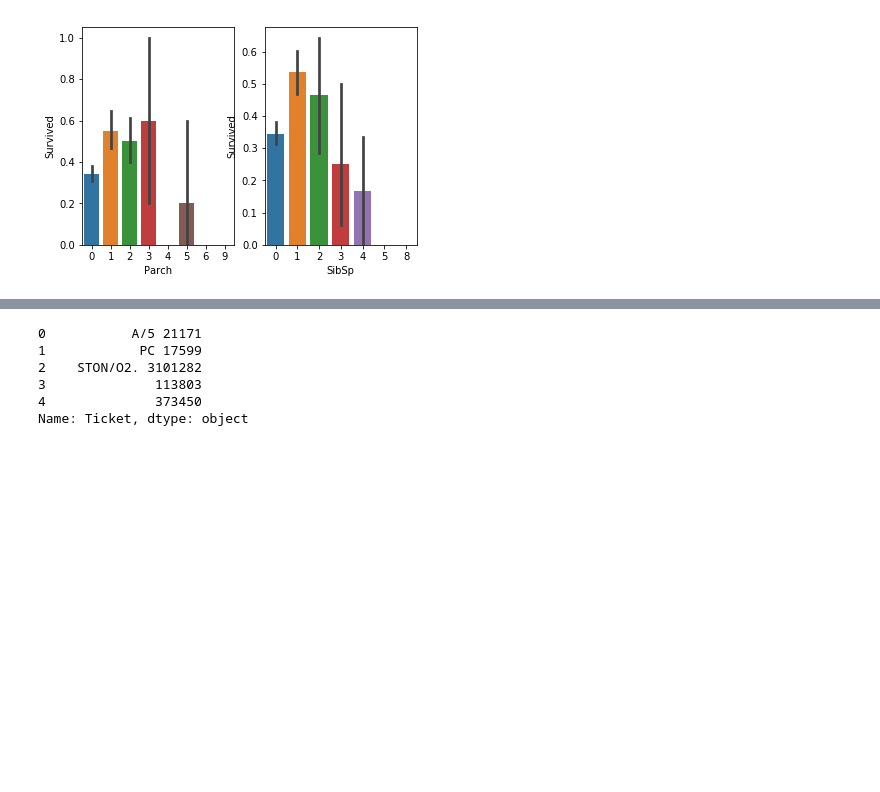
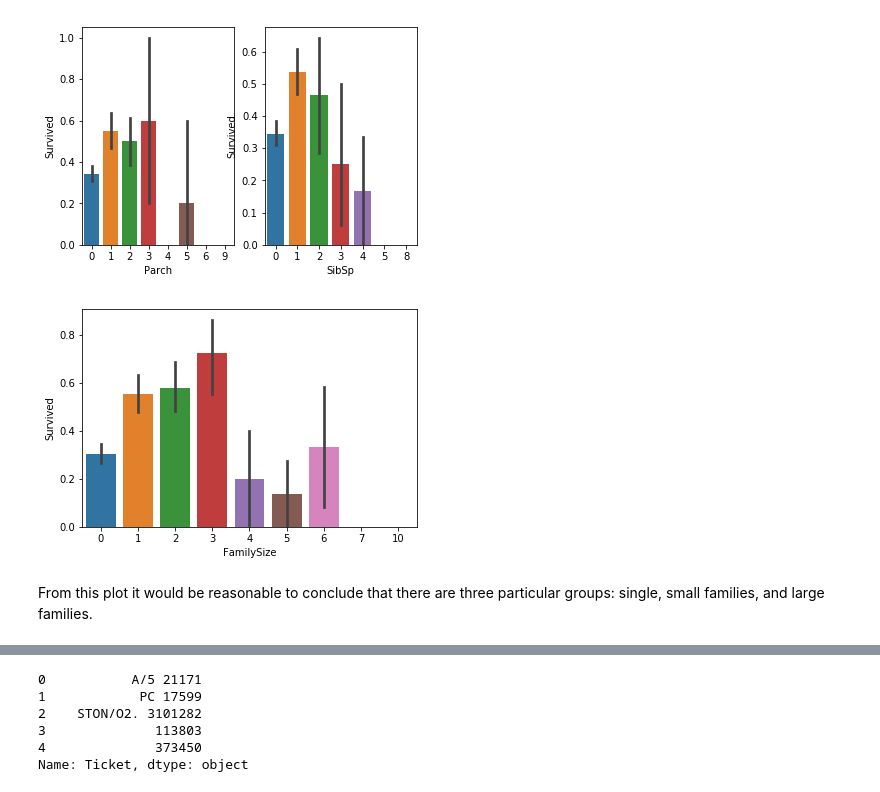
Before and after one commit to dj325/titanic_ensemble, a Jupyter notebook: titanic_reg.ipynb, the cells around one changed output, grey strips where cells are left out. Drawn from its saved outputs; the diff is of its cells as text; code cells hidden in the pictures; blank space fills up the shorter version.

```diff
--- a/titanic_reg.ipynb
+++ b/titanic_reg.ipynb
@@ -106,3 +110,5 @@ As a good first example, we will simply examine the relationship between this fe
+# %%
+df_raw.Fare = df_raw.Fare.fillna(df_raw.Fare.mean())
 # %%
 g = sns.distplot(df_raw_train["Fare"], color="m")
 g.set(ylabel="Survival Probability");
@@ -136,3 +142,11 @@ plt.subplot(1,2,2)
 sns.barplot('SibSp','Survived',data=df_raw);
 # %% [output]
 [figure]
+# %%
+df_raw["FamilySize"] = df_raw.Parch + df_raw.SibSp
+# %%
+sns.barplot('FamilySize', 'Survived', data=df_raw);
+# %% [output]
+[figure, added]
+# %% [markdown]
+From this plot it would be reasonable to conclude that there are three particular groups: single, small families, and large families.
```
Also changed, not shown: parts of 73 cells of this notebook.
